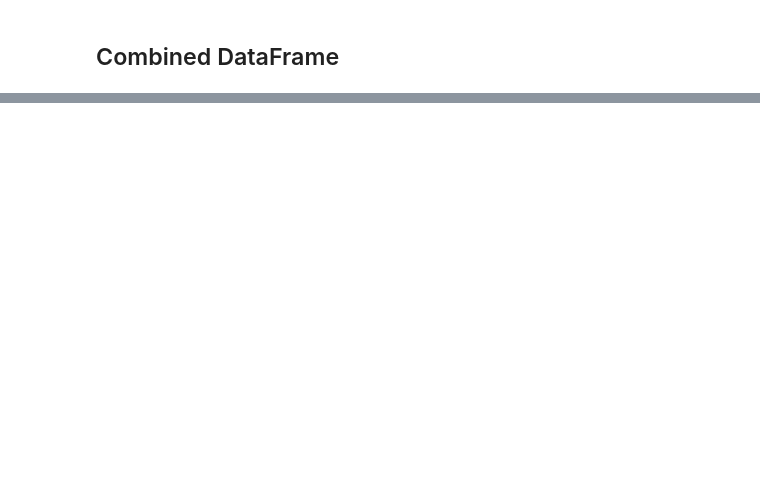
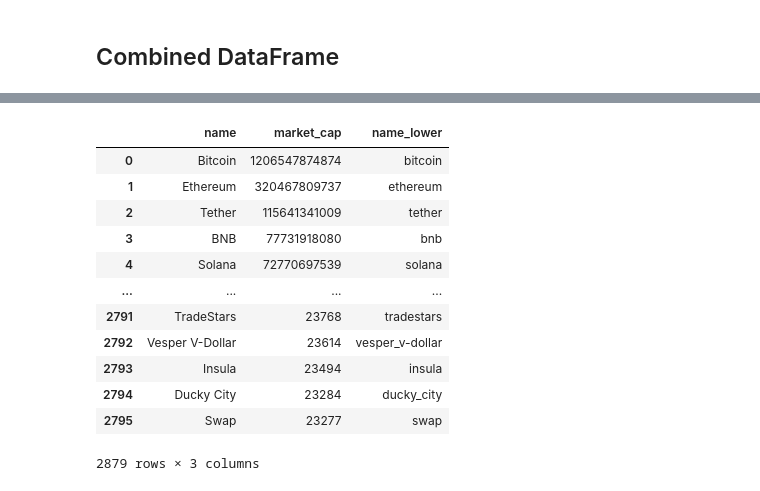
Before and after one commit to Haydn-Martin/crypto-virality-e2e-model, a Jupyter notebook: data/data_gen/raw_data_gen.ipynb, the cells around one changed output, grey strips where cells are left out. Saved outputs shown, nothing was run; the diff lists cells and outputs as text; code cells hidden in the pictures; blank space fills up the shorter version.

```diff
--- a/data/data_gen/raw_data_gen.ipynb
+++ b/data/data_gen/raw_data_gen.ipynb
@@ -219,0 +303,16 @@ clean_combined_cap_df['name_lower'] = clean_combined_cap_df['name'].apply(lambda
+# %%
+clean_combined_cap_df
+# %% [output]
+|  | name | market_cap | name_lower |
+| 0 | Bitcoin | 1206547874874 | bitcoin |
+| 1 | Ethereum | 320467809737 | ethereum |
+| 2 | Tether | 115641341009 | tether |
+| 3 | BNB | 77731918080 | bnb |
+| 4 | Solana | 72770697539 | solana |
+| ... | ... | ... | ... |
+| 2791 | TradeStars | 23768 | tradestars |
+| 2792 | Vesper V-Dollar | 23614 | vesper_v-dollar |
+| 2793 | Insula | 23494 | insula |
+| 2794 | Ducky City | 23284 | ducky_city |
+| 2795 | Swap | 23277 | swap |
+2879 rows × 3 columns
```
Also changed, not shown: parts of 26 cells of this notebook, 14 other files.
